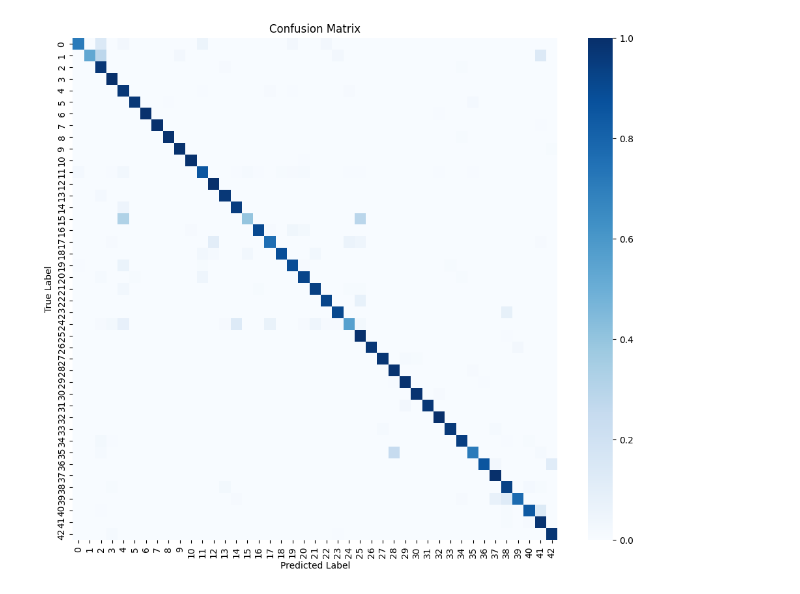
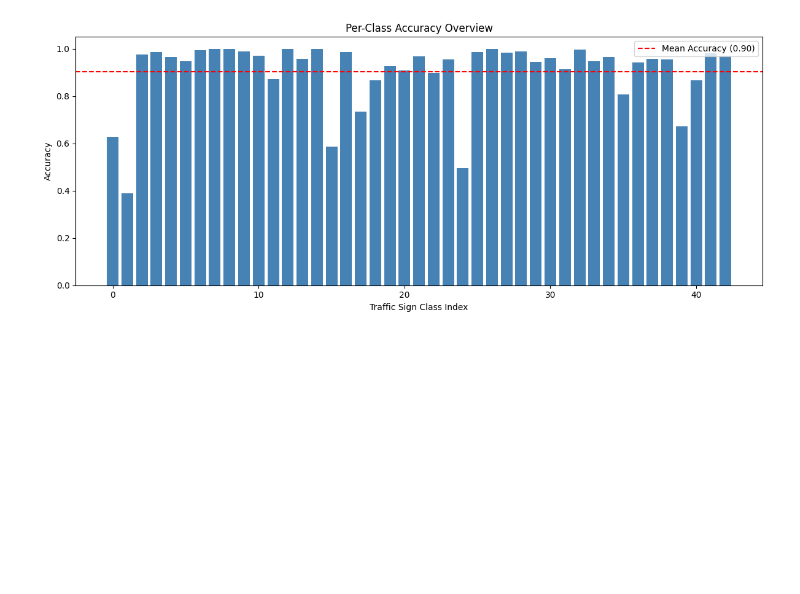
Before and after one commit to EdwardTi11/Road-Light-TSR, a Jupyter notebook: ccir.ipynb, the cells around one changed output. Cells and saved outputs as stored; diff of their text form; code cells hidden in the pictures; blank space fills up the shorter version.

Commit message:
Updated visualization to be more clear of where model fails (confusion matrix -> error bar chart)

```diff
--- a/ccir.ipynb
+++ b/ccir.ipynb
@@ -197,13 +197,18 @@ Median Latency: 0.71 ms
 # %%
-# Confusion Matrix Visualization
+# Error Rate Bar Chart Visualization
 y_pred = traffic_sign_model.predict(test_images_resized)
 y_pred_classes = np.argmax(y_pred, axis=1)
 cm = confusion_matrix(test_labels, y_pred_classes)
-cm_norm = cm.astype('float') / cm.sum(axis=1)[:, np.newaxis]
-plt.figure(figsize=(12, 10))
-sns.heatmap(cm_norm, annot=False, fmt='d', cmap='Blues')
-plt.title('Confusion Matrix')
-plt.xlabel('Predicted Label')
-plt.ylabel('True Label')
+
+per_class_acc = cm.diagonal() / cm.sum(axis=1)
+
+plt.figure(figsize=(12, 5))
+plt.bar(range(len(per_class_acc)), per_class_acc, color='steelblue')
+plt.axhline(y=np.mean(per_class_acc), color='red', linestyle='--', label=f'Mean Accuracy ({np.mean(per_class_acc):.2f})')
+plt.xlabel('Traffic Sign Class Index')
+plt.ylabel('Accuracy')
+plt.title('Per-Class Accuracy Overview')
+plt.legend()
+plt.tight_layout()
 plt.show()
 # %% [output]
@@ -211 +216 @@ plt.show()
-[figure, old version]
+[figure, new version]
```
Also changed, not shown: parts of 3 cells of this notebook.
